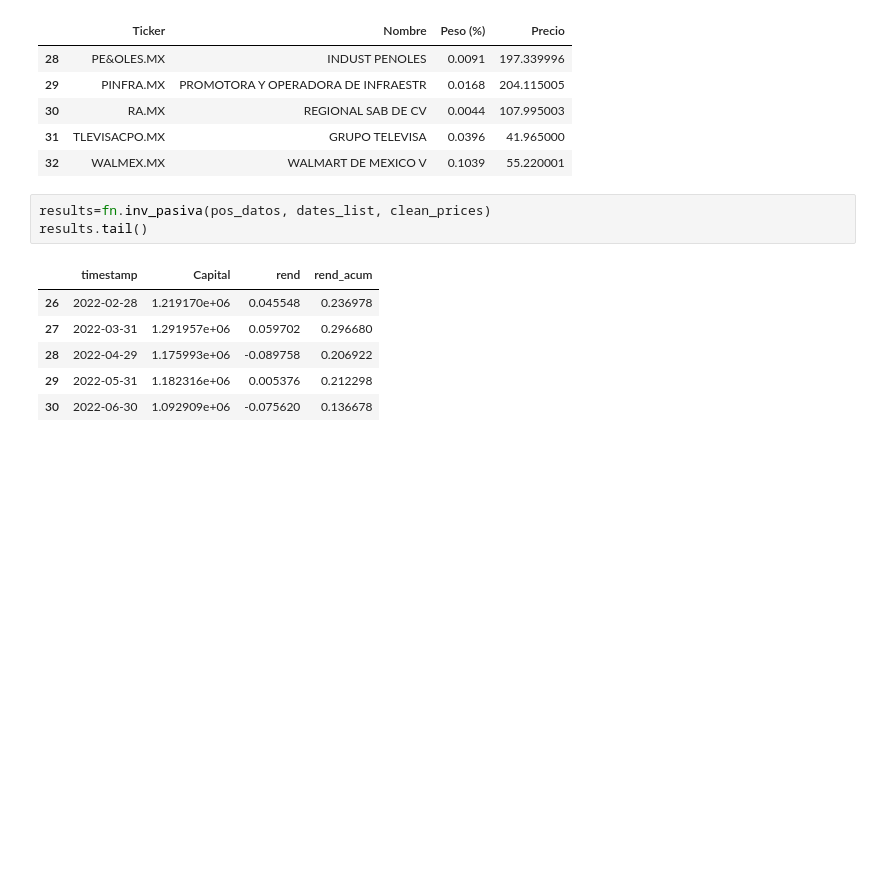
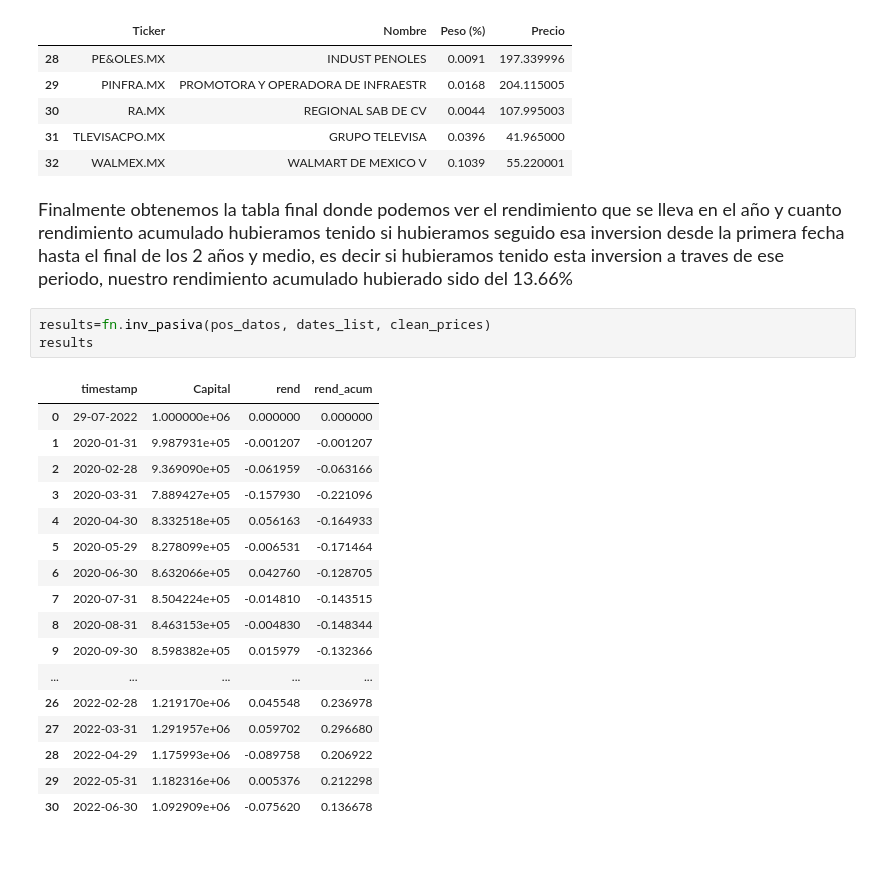
Before and after one commit to Marcoif/Laboratorio-1-Inversion-del-capital, a Jupyter notebook: notebook.ipynb, the cells around one changed output. Cells and saved outputs as stored; diff of their text form; blank space fills up the shorter version.

Commit message:
Final Pasiva
Se añadio todo lo referente a la inversion pasiva se comenzo ya con la activa

```diff
--- a/notebook.ipynb
+++ b/notebook.ipynb
@@ -232,11 +202,24 @@ pos_datos.tail()
 | 30 | RA.MX | REGIONAL SAB DE CV | 0.0044 | 107.995003 |
 | 31 | TLEVISACPO.MX | GRUPO TELEVISA | 0.0396 | 41.965000 |
 | 32 | WALMEX.MX | WALMART DE MEXICO V | 0.1039 | 55.220001 |
+# %% [markdown]
+<font size = 4>  Finalmente obtenemos la tabla final donde podemos ver el rendimiento que se lleva en el año y cuanto rendimiento acumulado hubieramos tenido si hubieramos seguido esa inversion desde la primera fecha hasta el final de los 2 años y medio, es decir si hubieramos tenido esta inversion a traves de ese periodo, nuestro rendimiento acumulado hubierado sido del 13.66%
 # %%
 results=fn.inv_pasiva(pos_datos, dates_list, clean_prices)
-results.tail()
+results
 # %% [output]
 |  | timestamp | Capital | rend | rend_acum |
+| 0 | 29-07-2022 | 1.000000e+06 | 0.000000 | 0.000000 |
+| 1 | 2020-01-31 | 9.987931e+05 | -0.001207 | -0.001207 |
+| 2 | 2020-02-28 | 9.369090e+05 | -0.061959 | -0.063166 |
+| 3 | 2020-03-31 | 7.889427e+05 | -0.157930 | -0.221096 |
+| 4 | 2020-04-30 | 8.332518e+05 | 0.056163 | -0.164933 |
+| 5 | 2020-05-29 | 8.278099e+05 | -0.006531 | -0.171464 |
+| 6 | 2020-06-30 | 8.632066e+05 | 0.042760 | -0.128705 |
+| 7 | 2020-07-31 | 8.504224e+05 | -0.014810 | -0.143515 |
+| 8 | 2020-08-31 | 8.463153e+05 | -0.004830 | -0.148344 |
+| 9 | 2020-09-30 | 8.598382e+05 | 0.015979 | -0.132366 |
+| ... | ... | ... | ... | ... |
 | 26 | 2022-02-28 | 1.219170e+06 | 0.045548 | 0.236978 |
 | 27 | 2022-03-31 | 1.291957e+06 | 0.059702 | 0.296680 |
 | 28 | 2022-04-29 | 1.175993e+06 | -0.089758 | 0.206922 |
```
Also changed, not shown: parts of 35 cells of this notebook, 2 other files.
